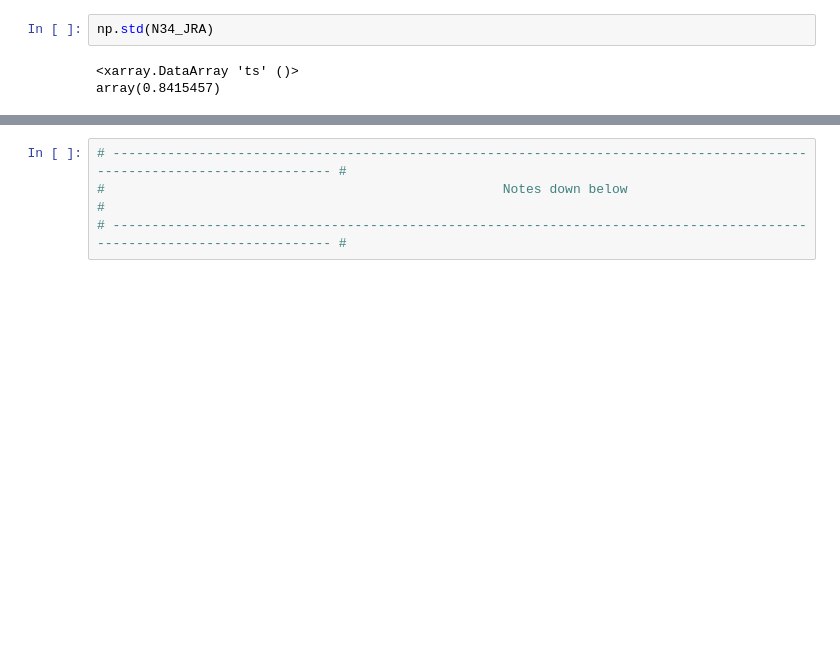
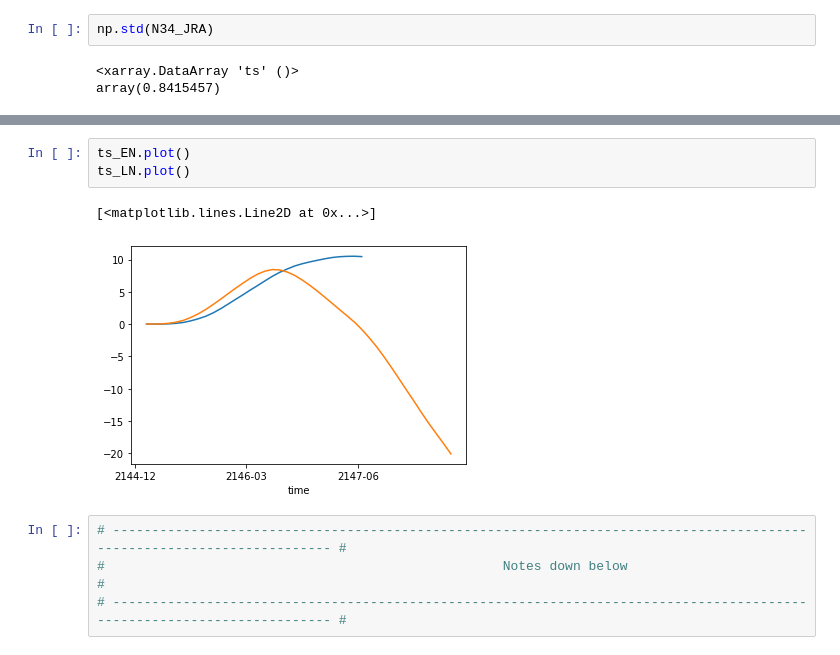
Before and after one commit to mauricehuguenin/ENSO-Antarctica_scripts, a Jupyter notebook: time_series_N34_and_simulated_N34_along_with_temps.ipynb, the cells around one changed output, grey strips where cells are left out. Saved outputs shown, nothing was run; the diff lists cells and outputs as text; blank space fills up the shorter version.

```diff
--- a/time_series_N34_and_simulated_N34_along_with_temps.ipynb
+++ b/time_series_N34_and_simulated_N34_along_with_temps.ipynb
@@ -1599,3 +1716,9 @@ array(0.8415457)
+# %%
+ts_EN.plot()
+ts_LN.plot()
+# %% [output]
+[<matplotlib.lines.Line2D at 0x...>]
+[figure, added]
 # %%
 # ----------------------------------------------------------------------------------------------------------------------- #
 #                                                   Notes down below                                                      #
```
Also changed, not shown: parts of 27 cells of this notebook.
